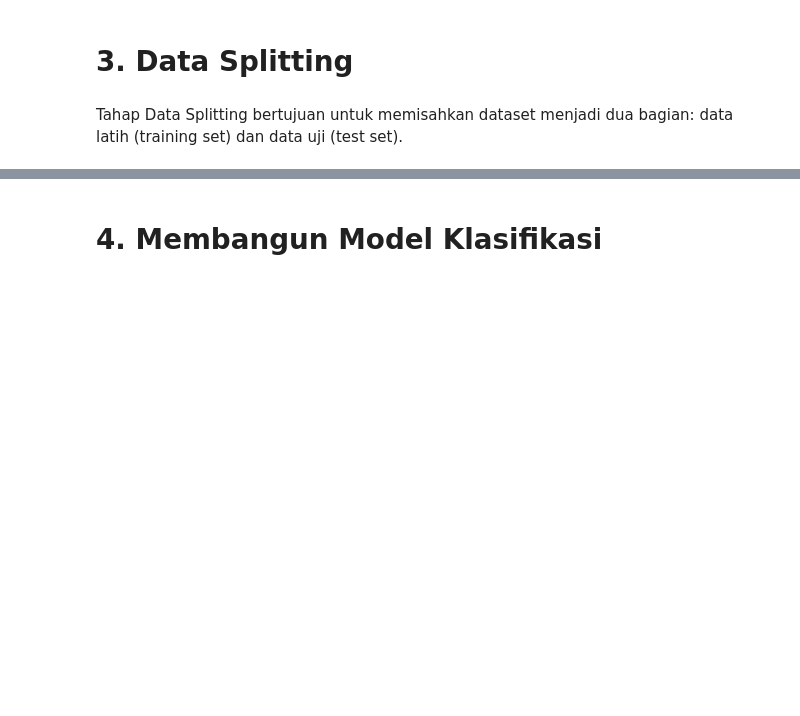
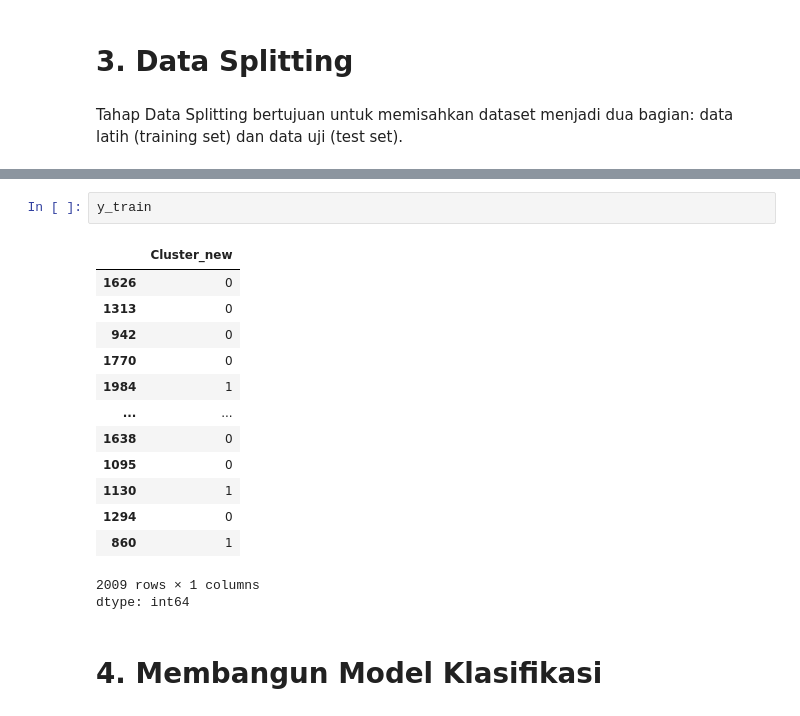
Before and after one commit to FendyDeveloper/Bank-Transaction-Dataset-for-Fraud-Detection, a Jupyter notebook: [Klasifikasi]_Submission_Akhir_BMLP_Fendy_Rahmat.ipynb, the cells around one changed output, grey strips where cells are left out. Drawn from its saved outputs; the diff is of its cells as text; blank space fills up the shorter version.

```diff
--- a/[Klasifikasi]_Submission_Akhir_BMLP_Fendy_Rahmat.ipynb
+++ b/[Klasifikasi]_Submission_Akhir_BMLP_Fendy_Rahmat.ipynb
@@ -144,3 +122,20 @@ X_test
+# %%
+y_train
+# %% [output]
+|  | Cluster_new |
+| 1626 | 0 |
+| 1313 | 0 |
+| 942 | 0 |
+| 1770 | 0 |
+| 1984 | 1 |
+| ... | ... |
+| 1638 | 0 |
+| 1095 | 0 |
+| 1130 | 1 |
+| 1294 | 0 |
+| 860 | 1 |
+2009 rows × 1 columns
+dtype: int64
 # %% [markdown]
 # **4. Membangun Model Klasifikasi**
 # %% [markdown]
```
Also changed, not shown: parts of 25 cells of this notebook.
